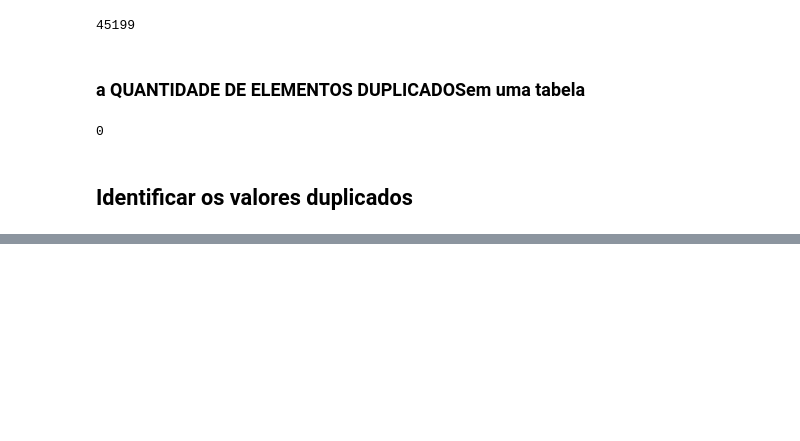
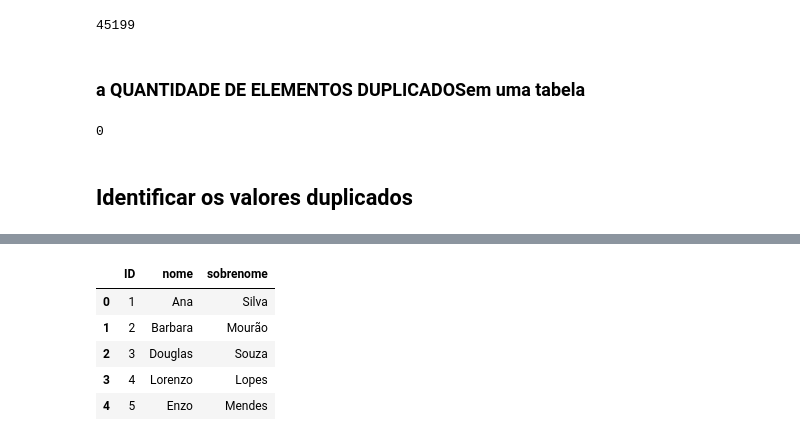
Before and after one commit to AlefHenrique10/fundamentos-bigData-python-SENAI, a Jupyter notebook: Aula 09 - pandas - parte2.ipynb, the cells around one changed output, grey strips where cells are left out. Cells and saved outputs as stored; diff of their text form; code cells hidden in the pictures; blank space fills up the shorter version.

```diff
--- a/Aula 09 - pandas - parte2.ipynb
+++ b/Aula 09 - pandas - parte2.ipynb
@@ -92,0 +203,38 @@ df.loc[df.duplicated()== True]
+# %%
+#-----------------------DataFrame 01 - Exemplo---------------
+dados = {
+    'ID': ['1','2','3','4','5'],
+    'nome':['Ana','Barbara','Douglas','Lorenzo','Enzo'],
+    'sobrenome': ['Silva','Mourão','Souza','Lopes','Mendes']
+}
+
+# Converter o dicionario em Dataframe
+df_1 = pd.DataFrame(dados,columns=['ID','nome','sobrenome'])
+
+#-----------------------DataFrame 02 - Exemplo---------------
+dados = {
+    'ID': ['6','7','8','9','10'],
+    'nome':['Eder','Lucas','Joana','Paulo','Bete'],
+    'sobrenome': ['Junqueira','Tarrou','Liza','Oshio','Yuho']
+}
+
+# Converter o dicionario em Dataframe
+df_2 = pd.DataFrame(dados,columns=['ID','nome','sobrenome'])
+
+#-----------------------DataFrame 03 - Exemplo---------------
+notas = {
+    'ID': ['1','2','3','4','5','6','7','8','9','10'],
+    'notas_id':[51,55,15,61,84,96,100,0,78,12]
+}
+
+# Converter o dicionario em Dataframe
+df_notas = pd.DataFrame(notas,columns=['ID','notas_id'])
+
+df_1.head()
+# %% [output]
+|  | ID | nome | sobrenome |
+| 0 | 1 | Ana | Silva |
+| 1 | 2 | Barbara | Mourão |
+| 2 | 3 | Douglas | Souza |
+| 3 | 4 | Lorenzo | Lopes |
+| 4 | 5 | Enzo | Mendes |
```
Also changed, not shown: parts of 18 cells of this notebook, 2 other files.
